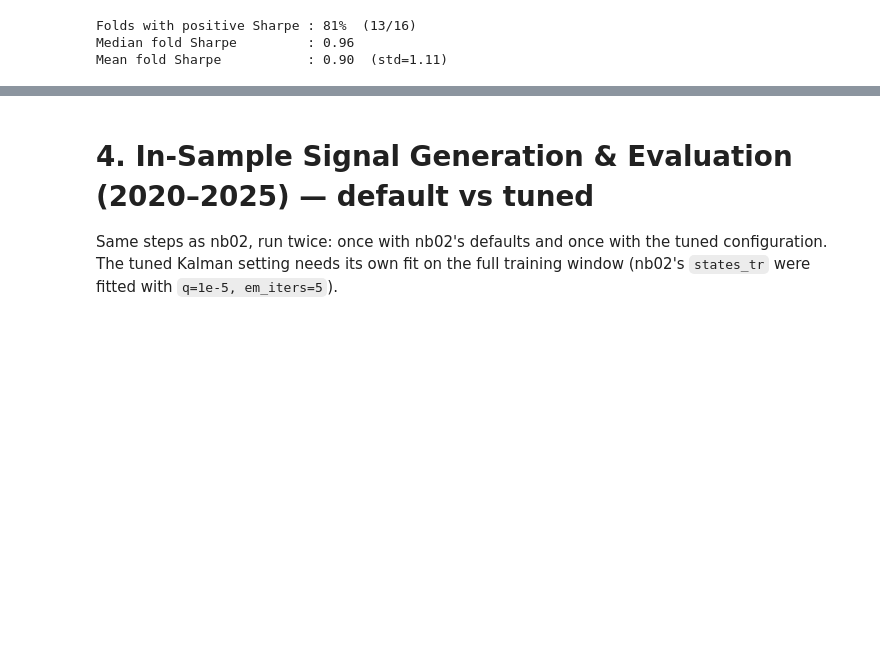
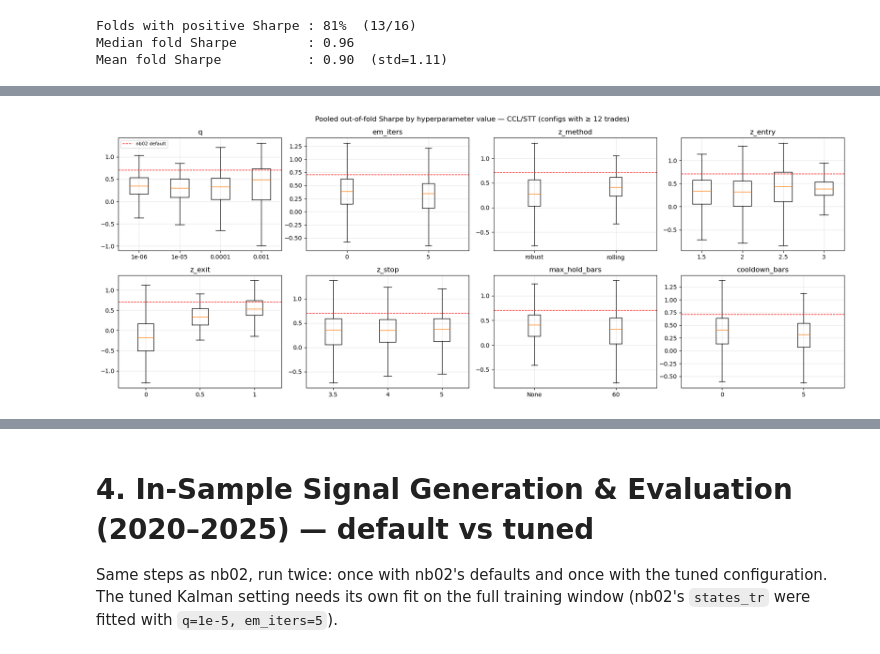
Before and after one commit to mengrenman/dynamic-hedge-pairs-trading, a Jupyter notebook: notebooks/pairs_trading_04_hyperparameter_tuning.ipynb, the cells around one changed output, grey strips where cells are left out. Drawn from its saved outputs; the diff is of its cells as text; code cells hidden in the pictures; blank space fills up the shorter version.

```diff
--- a/notebooks/pairs_trading_04_hyperparameter_tuning.ipynb
+++ b/notebooks/pairs_trading_04_hyperparameter_tuning.ipynb
@@ -869,0 +798,26 @@ NCLH/TEL            0.238 1.045         0.625 0.625         154.000 36.000
+# %%
+def _value_labels(series):
+    # Human-readable group labels in a sensible order: 'None' first, then numeric ascending, or strings sorted.
+    if pd.api.types.is_numeric_dtype(series):
+        labels = series.map(lambda v: "None" if pd.isna(v) else f"{v:g}")
+        order = (["None"] if series.isna().any() else []) + [f"{v:g}" for v in sorted(series.dropna().unique())]
+    else:                                        # string-valued (pandas 3 'str' dtype or object)
+        labels = series.astype(str); order = sorted(labels.unique())
+    return labels, order
+
+params_to_plot = list(KALMAN_KEYS + SIGNAL_KEYS)
+fig, axes = plt.subplots(2, 4, figsize=(18, 7))
+for ax, p in zip(axes.ravel(), params_to_plot):
+    labels, order = _value_labels(valid[p])
+    groups = valid.groupby(labels, sort=False)[OBJECTIVE]
+    data = [groups.get_group(g).values for g in order if g in groups.groups]
+    ticks = [g for g in order if g in groups.groups]
+    ax.boxplot(data, showfliers=False)
+    ax.set_xticks(range(1, len(ticks) + 1), ticks)      # works on matplotlib < 3.9 too
+    ax.axhline(default_row[OBJECTIVE], color="red", ls="--", lw=1, label="nb02 default")
+    ax.set_title(p); ax.grid(alpha=0.3)
+    if p == params_to_plot[0]: ax.legend(fontsize=8)
+fig.suptitle(f"Pooled out-of-fold Sharpe by hyperparameter value — {ticker1}/{ticker2} (configs with ≥ {MIN_TOTAL_TRADES} trades)")
+plt.tight_layout(); plt.show()
+# %% [output]
+[figure, added]
```
Also changed, not shown: parts of 26 cells of this notebook, 7 other files.
